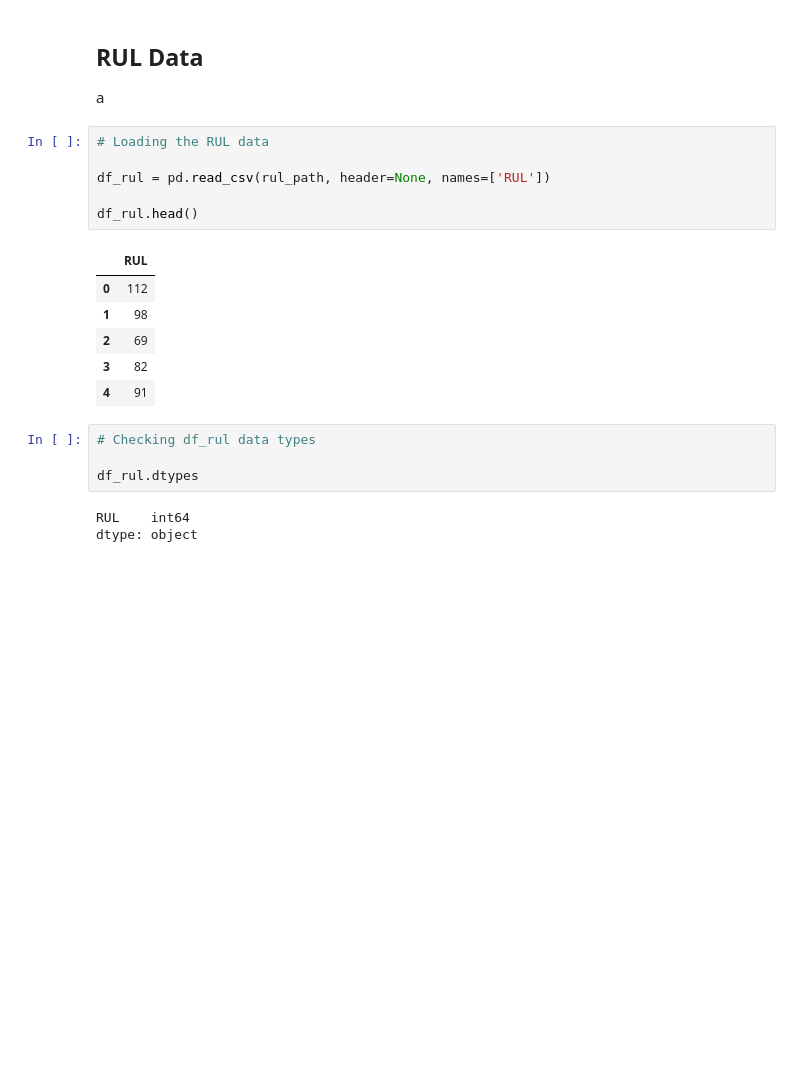
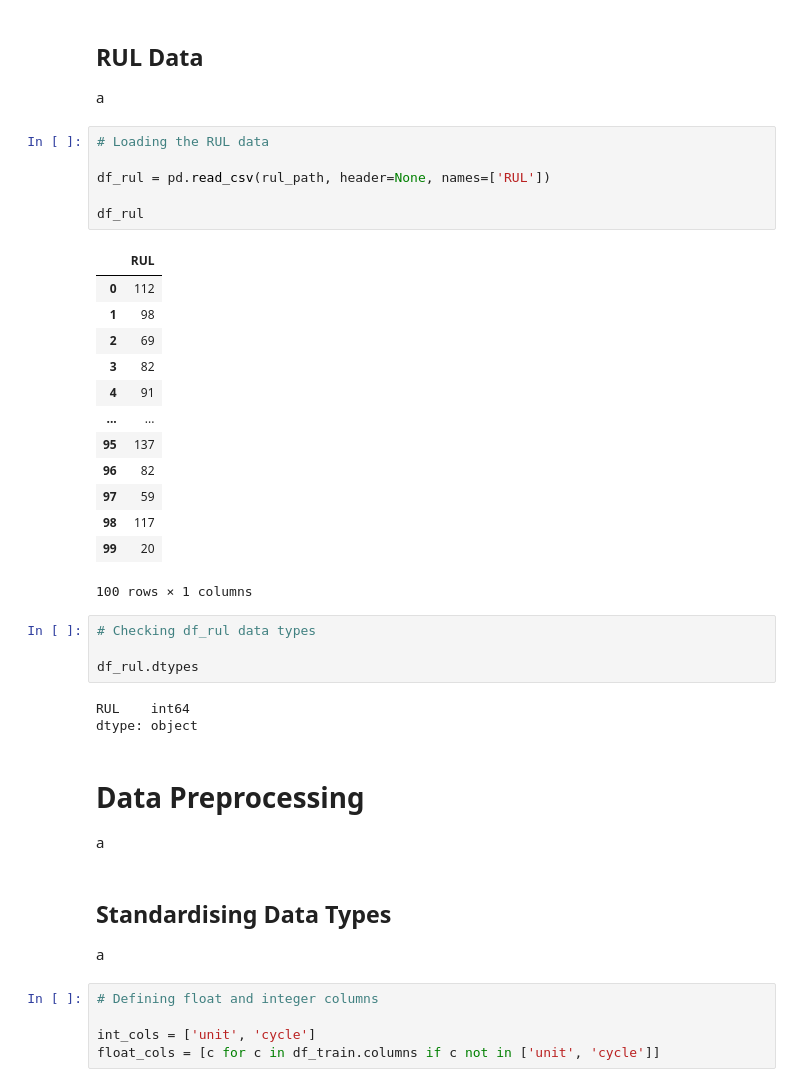
Before and after one commit to jonathanskuy/aircraft-predictive-maintenance, a Jupyter notebook: notebooks/aircraft-predictive-maintenance.ipynb, the cells around one changed output. Saved outputs shown, nothing was run; the diff lists cells and outputs as text; blank space fills up the shorter version.

Commit message:
Data Preprocessing

```diff
--- a/notebooks/aircraft-predictive-maintenance.ipynb
+++ b/notebooks/aircraft-predictive-maintenance.ipynb
@@ -114,16 +126,23 @@ a
 # %%
 # Loading the RUL data
 
 df_rul = pd.read_csv(rul_path, header=None, names=['RUL'])
 
-df_rul.head()
+df_rul
 # %% [output]
 |  | RUL |
 | 0 | 112 |
 | 1 | 98 |
 | 2 | 69 |
 | 3 | 82 |
 | 4 | 91 |
+| ... | ... |
+| 95 | 137 |
+| 96 | 82 |
+| 97 | 59 |
+| 98 | 117 |
+| 99 | 20 |
+100 rows × 1 columns
 # %%
 # Checking df_rul data types
 
@@ -131,3 +150,14 @@ df_rul.dtypes
 # %% [output]
 RUL    int64
 dtype: object
+# %% [markdown]
+# Data Preprocessing
+a
+# %% [markdown]
+## Standardising Data Types
+a
+# %%
+# Defining float and integer columns
+
+int_cols = ['unit', 'cycle']
+float_cols = [c for c in df_train.columns if c not in ['unit', 'cycle']]
```
Also changed, not shown: parts of 13 cells of this notebook.
